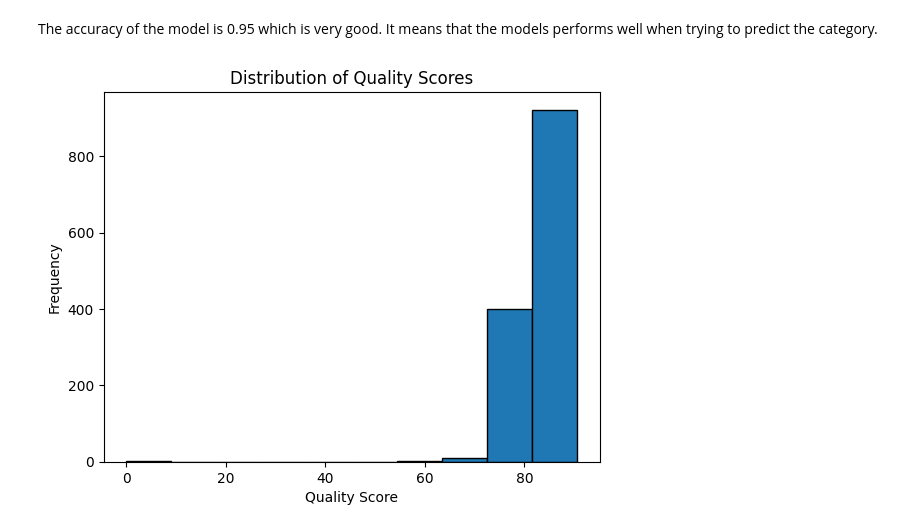
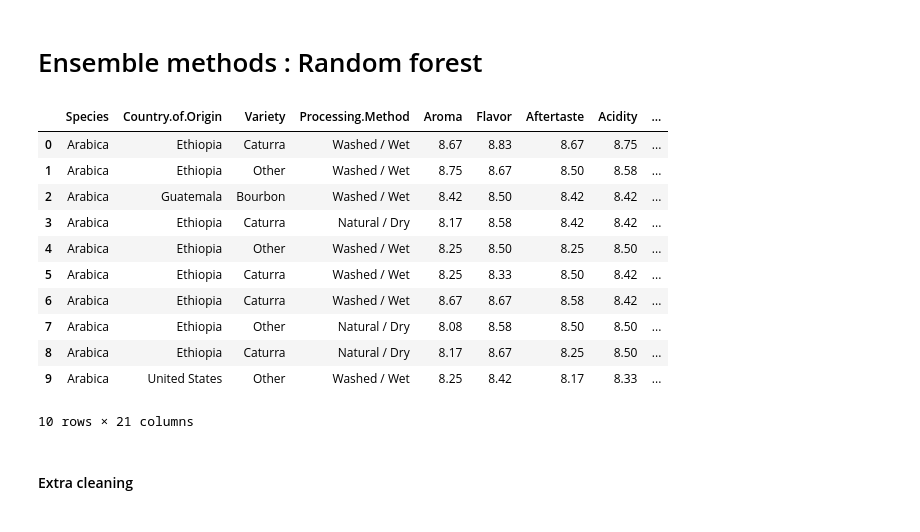
Before and after one commit to NatasjaVitoft/ML-coffee-quality, a Jupyter notebook: random_forrest/random_forest.ipynb, the cells around one changed output. Drawn from its saved outputs; the diff is of its cells as text; code cells hidden in the pictures.

Commit message:
random forest

```diff
--- a/random_forrest/random_forest.ipynb
+++ b/random_forrest/random_forest.ipynb
@@ -227,10 +1,2 @@ weighted avg       0.93      0.93      0.93       268
-# %% [markdown]
-The accuracy of the model is 0.95 which is very good. It means that the models performs well when trying to predict the category.
-# %%
-plt.hist(df['Total_cup_points'], bins=10, edgecolor='k')
-plt.title("Distribution of Quality Scores")
-plt.xlabel("Quality Score")
-plt.ylabel("Frequency")
-plt.show()
-# %% [output]
-[figure, removed]
+# %% [markdown]
+# Ensemble methods : Random forest
@@ -236,0 +13,19 @@ plt.show()
+# %%
+df = pd.read_csv("../data_cleaned/cleaned_dataset_no_zeros.csv")
+
+df.head(10)
+# %% [output]
+|  | Species | Country.of.Origin | Variety | Processing.Method | Aroma | Flavor | Aftertaste | Acidity | ... |
+| 0 | Arabica | Ethiopia | Caturra | Washed / Wet | 8.67 | 8.83 | 8.67 | 8.75 | ... |
+| 1 | Arabica | Ethiopia | Other | Washed / Wet | 8.75 | 8.67 | 8.50 | 8.58 | ... |
+| 2 | Arabica | Guatemala | Bourbon | Washed / Wet | 8.42 | 8.50 | 8.42 | 8.42 | ... |
+| 3 | Arabica | Ethiopia | Caturra | Natural / Dry | 8.17 | 8.58 | 8.42 | 8.42 | ... |
+| 4 | Arabica | Ethiopia | Other | Washed / Wet | 8.25 | 8.50 | 8.25 | 8.50 | ... |
+| 5 | Arabica | Ethiopia | Caturra | Washed / Wet | 8.25 | 8.33 | 8.50 | 8.42 | ... |
+| 6 | Arabica | Ethiopia | Caturra | Washed / Wet | 8.67 | 8.67 | 8.58 | 8.42 | ... |
+| 7 | Arabica | Ethiopia | Other | Natural / Dry | 8.08 | 8.58 | 8.50 | 8.50 | ... |
+| 8 | Arabica | Ethiopia | Caturra | Natural / Dry | 8.17 | 8.67 | 8.25 | 8.50 | ... |
+| 9 | Arabica | United States | Other | Washed / Wet | 8.25 | 8.42 | 8.17 | 8.33 | ... |
+10 rows × 21 columns
+# %% [markdown]
+#### Extra cleaning
```
Also changed, not shown: parts of 47 cells of this notebook, 3 other files.
